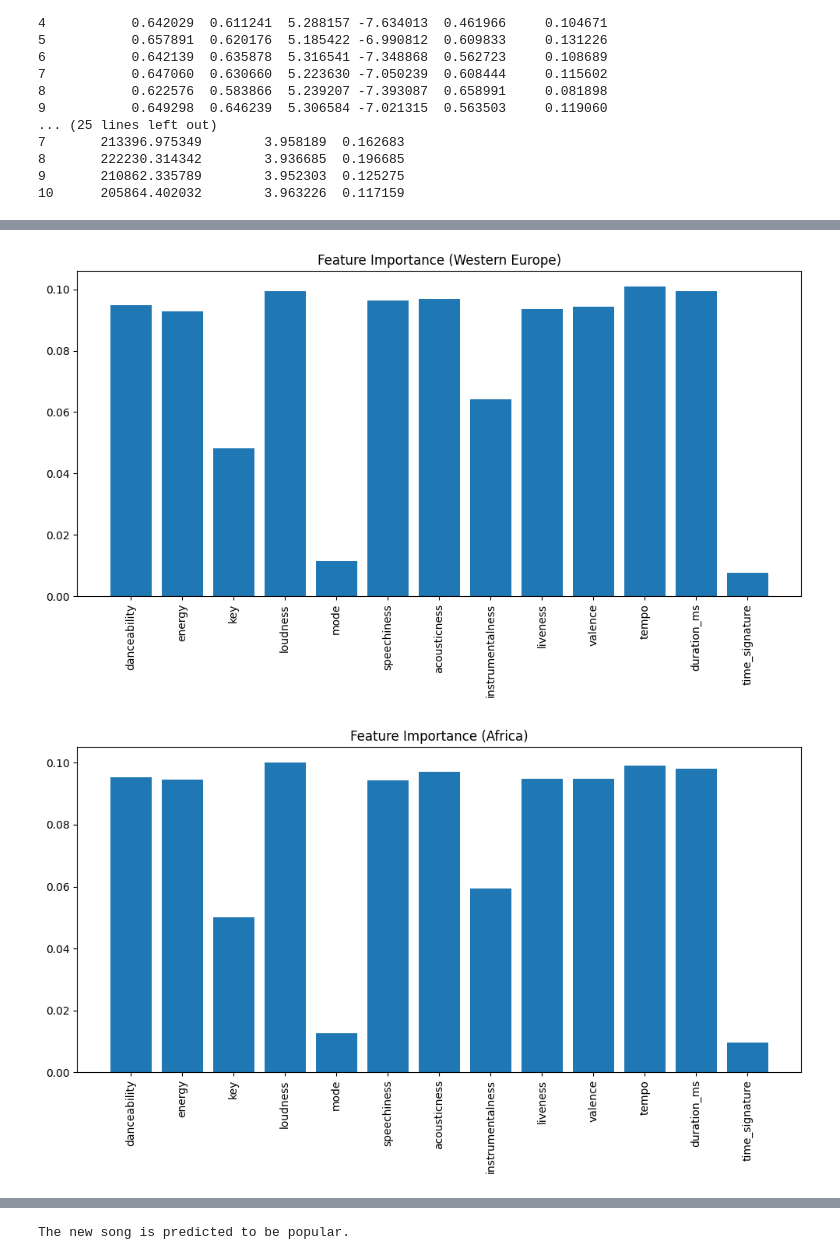
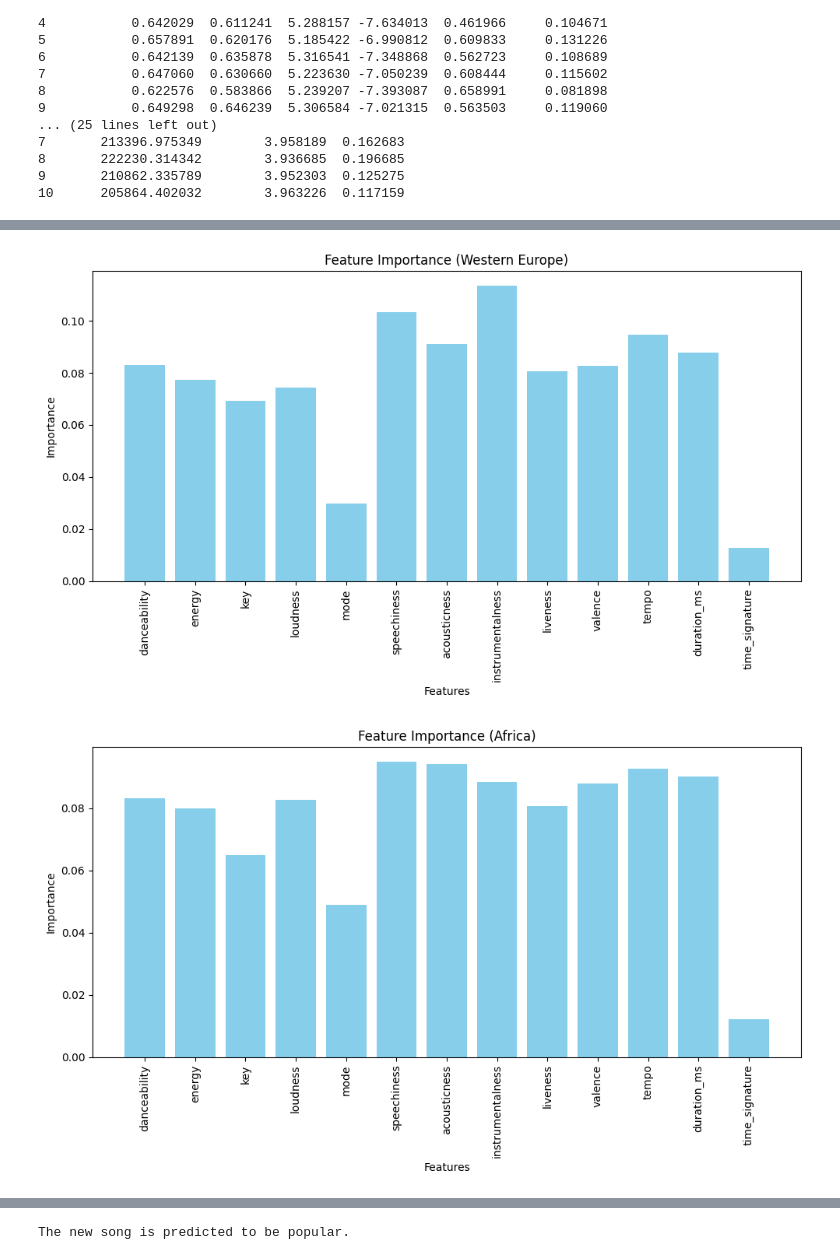
Before and after one commit to noemichem/Data-mining-project, a Jupyter notebook: notebooks_final/Algorithms/random_forest.ipynb, the cells around one changed output, grey strips where cells are left out. Saved outputs shown, nothing was run; the diff lists cells and outputs as text; code cells hidden in the pictures.

Commit message:
smote on algorithms and adjust doc until results

```diff
--- a/notebooks_final/Algorithms/random_forest.ipynb
+++ b/notebooks_final/Algorithms/random_forest.ipynb
@@ -38,6 +38,8 @@ plt.title('Distribution of Popular vs. Non-Popular Songs')
 plt.show()
 # %% [output]
 [figure]
+# %%
+df = pd.read_csv(r'C:\Users\noemi\Documents\GitHub\Data-mining-project\datasets_final\final_dataset.csv')
 # %%
 #Split the data into features and target variable
 X = df.drop(columns=['popular'])  # Features
@@ -174,4 +273,22 @@ regions = df['region'].unique()
 # %%
+# Dictionary to map region codes to region names
+region_names = {
+    0: 'Africa',
+    1: 'East Asia',
+    2: 'Eastern Europe',
+    3: 'Latin America',
+    4: 'Middle East',
+    5: 'North America',
+    6: 'Northern Europe',
+    7: 'Oceania',
+    8: 'South Asia',
+    9: 'Southern Europe',
+    10: 'Western Europe'
+}
+
+# Get the unique regions from your dataset
+regions = df['region'].unique()
+
 for region in regions:
     # Filter data for the specific region
     region_data = df[df['region'] == region]
@@ -180,21 +297,27 @@ for region in regions:
     X_region = region_data.drop(['region', 'popular'], axis=1)  # Features for this region
     y_region = region_data['popular']  # Target (popularity)
 
-    # train a model for this region
+    # Apply SMOTE to balance classes in this region's data
+    smote = SMOTE(random_state=42)
+    X_region_resampled, y_region_resampled = smote.fit_resample(X_region, y_region)
+
+    # Train a Random Forest model for this region
     rf_model_region = RandomForestClassifier(random_state=42)
-    rf_model_region.fit(X_region, y_region)
+    rf_model_region.fit(X_region_resampled, y_region_resampled)
 
     # Get feature importances
     feature_importances_region = rf_model_region.feature_importances_
 
-    #get the name of the region from the dictionary
+    # Get the name of the region from the dictionary
     region_name = region_names.get(region, f"Region {region}")
 
     # Plot the feature importance
     plt.figure(figsize=(10, 6))
     plt.title(f"Feature Importance ({region_name})")
-    plt.bar(range(X_region.shape[1]), feature_importances_region, align='center')
+    plt.bar(range(X_region.shape[1]), feature_importances_region, align='center', color='skyblue')
     plt.xticks(range(X_region.shape[1]), X_region.columns, rotation=90)
+    plt.xlabel('Features')
+    plt.ylabel('Importance')
     plt.tight_layout()
     plt.show()
 # %% [output]
@@ -210,2 +333,2 @@ for region in regions:
-[figure, old version]
+[figure, new version]
-[figure, old version]
+[figure, new version]
```
Also changed, not shown: parts of 29 cells of this notebook, 15 other files.
